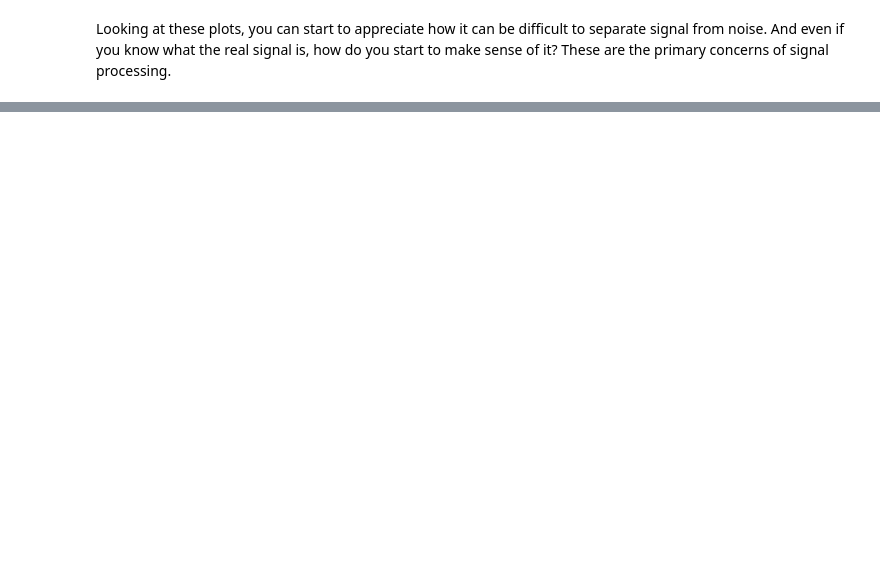
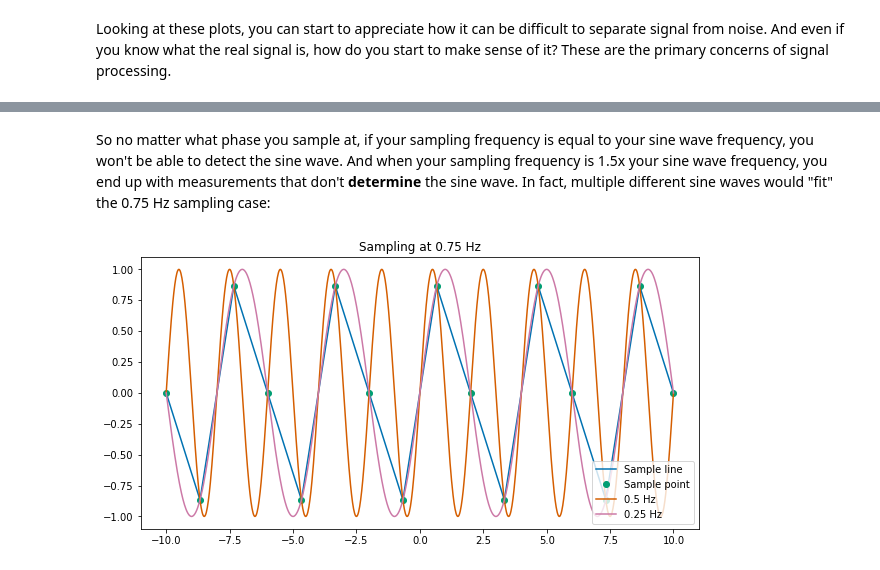
Before and after one commit to TheJacksonLaboratory/images-as-signals, a Jupyter notebook: lessons/1-Sampling_Theorem.ipynb, the cells around one changed output, grey strips where cells are left out. Saved outputs shown, nothing was run; the diff lists cells and outputs as text; code cells hidden in the pictures; blank space fills up the shorter version.

```diff
--- a/lessons/1-Sampling_Theorem.ipynb
+++ b/lessons/1-Sampling_Theorem.ipynb
@@ -157,0 +231,23 @@ for i in range(len(n_samples)):
+# %% [markdown]
+So no matter what phase you sample at, if your sampling frequency is equal to your sine wave frequency, you won't be able to detect the sine wave. And when your sampling frequency is 1.5x your sine wave frequency, you end up with measurements that don't **determine** the sine wave. In fact, multiple different sine waves would "fit" the 0.75 Hz sampling case:
+# %%
+freqs = [1/2, 1/4]
+n_samples = 16 #0.75 Hz
+
+x = np.linspace(-10, 10, n_samples)
+y = np.sin(x*freqs[0]*(2*np.pi))
+x_smooth = np.linspace(-10, 10, 1000)
+
+p = []
+plt.figure(figsize=(10, 5))
+p.append(plt.plot(x, y))
+plt.plot(x, y, 'o')
+plt.title('Sampling at 0.75 Hz')
+
+for f in freqs:
+    y_smooth = np.sin(x_smooth*f*(2*np.pi))
+    plt.plot(x_smooth, y_smooth)
+
+plt.legend(("Sample line","Sample point","0.5 Hz","0.25 Hz"), loc=4);
+# %% [output]
+[figure, added]
```
Also changed, not shown: parts of 17 cells of this notebook.
